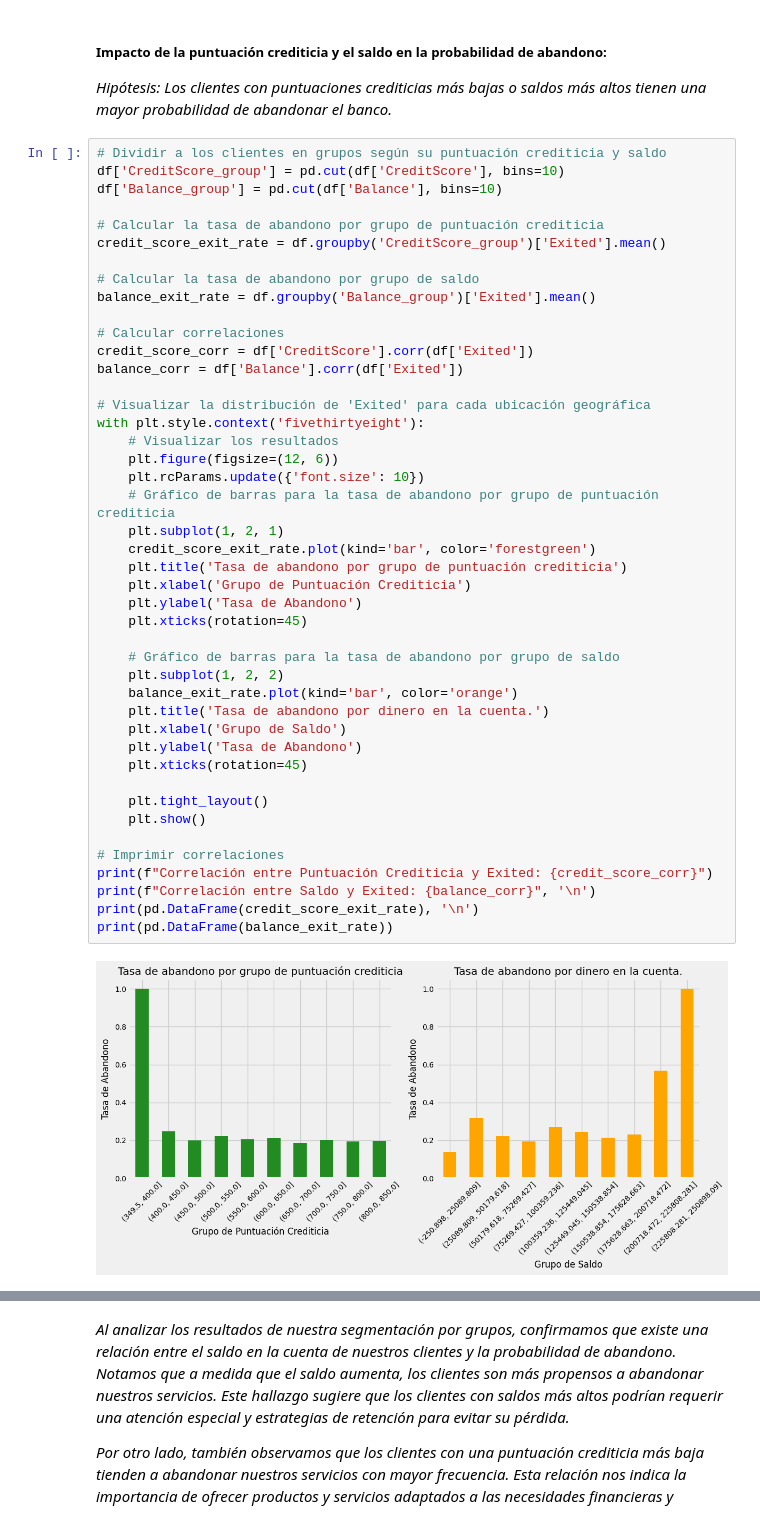
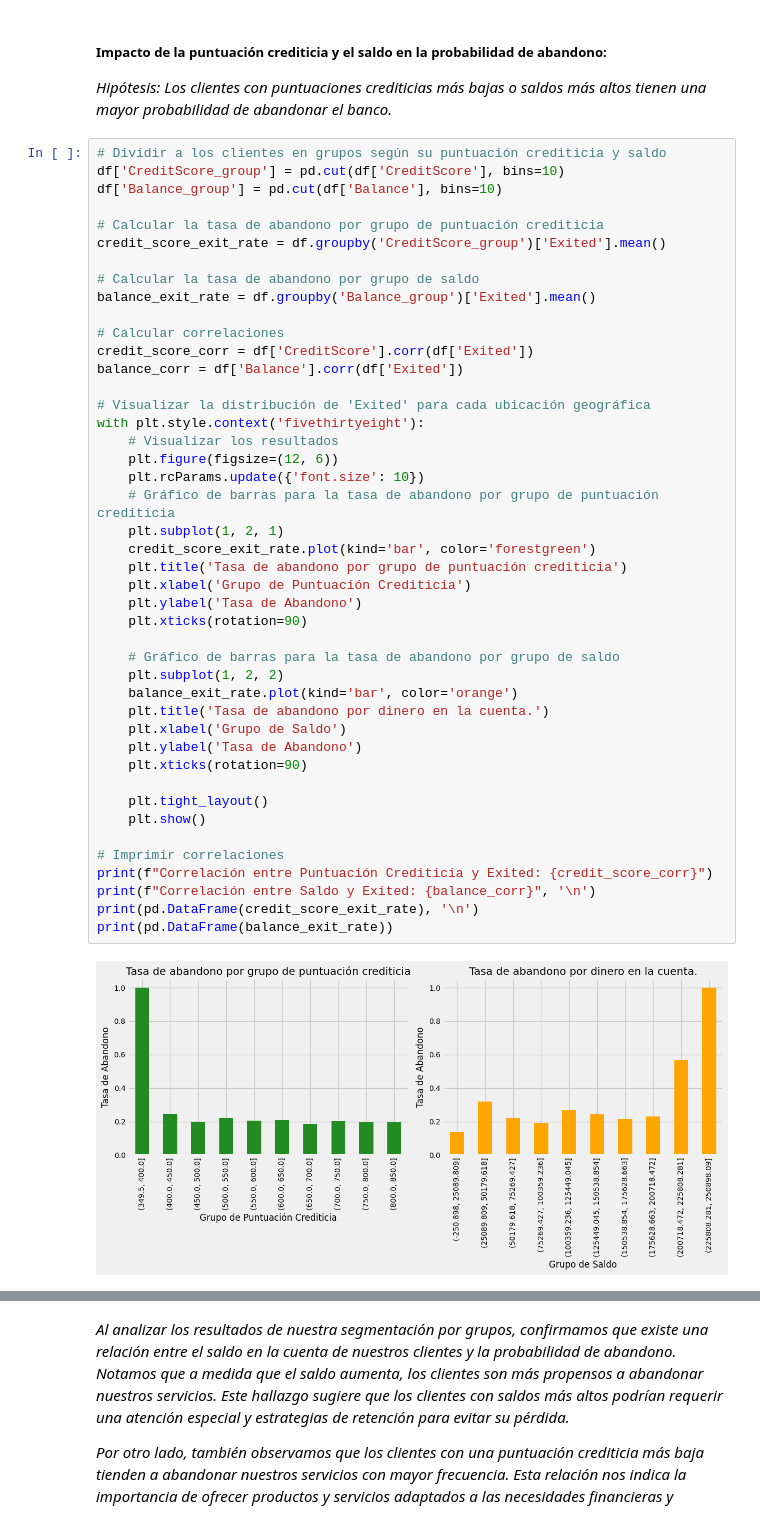
Before and after one commit to solfontan/PrediccionesDeRetencionDeClientes---2024, a Jupyter notebook: scr/ProjectResume.ipynb, the cells around one changed output, grey strips where cells are left out. Drawn from its saved outputs; the diff is of its cells as text.

```diff
--- a/scr/ProjectResume.ipynb
+++ b/scr/ProjectResume.ipynb
@@ -683,36 +683,36 @@ credit_score_corr = df['CreditScore'].corr(df['Exited'])
 balance_corr = df['Balance'].corr(df['Exited'])
 
 # Visualizar la distribución de 'Exited' para cada ubicación geográfica
 with plt.style.context('fivethirtyeight'):
     # Visualizar los resultados
     plt.figure(figsize=(12, 6))
     plt.rcParams.update({'font.size': 10})
     # Gráfico de barras para la tasa de abandono por grupo de puntuación crediticia
     plt.subplot(1, 2, 1)
     credit_score_exit_rate.plot(kind='bar', color='forestgreen')
     plt.title('Tasa de abandono por grupo de puntuación crediticia')
     plt.xlabel('Grupo de Puntuación Crediticia')
     plt.ylabel('Tasa de Abandono')
-    plt.xticks(rotation=45)
+    plt.xticks(rotation=90)
 
     # Gráfico de barras para la tasa de abandono por grupo de saldo
     plt.subplot(1, 2, 2)
     balance_exit_rate.plot(kind='bar', color='orange')
     plt.title('Tasa de abandono por dinero en la cuenta.')
     plt.xlabel('Grupo de Saldo')
     plt.ylabel('Tasa de Abandono')
-    plt.xticks(rotation=45)
+    plt.xticks(rotation=90)
 
     plt.tight_layout()
     plt.show()
 
 # Imprimir correlaciones
 print(f"Correlación entre Puntuación Crediticia y Exited: {credit_score_corr}")
 print(f"Correlación entre Saldo y Exited: {balance_corr}", '\n')
 print(pd.DataFrame(credit_score_exit_rate), '\n')
 print(pd.DataFrame(balance_exit_rate))
 # %% [output]
-[figure, old version]
+[figure, new version]
 Correlación entre Puntuación Crediticia y Exited: -0.027093539754657777
 Correlación entre Saldo y Exited: 0.11853276877163375
 
```
